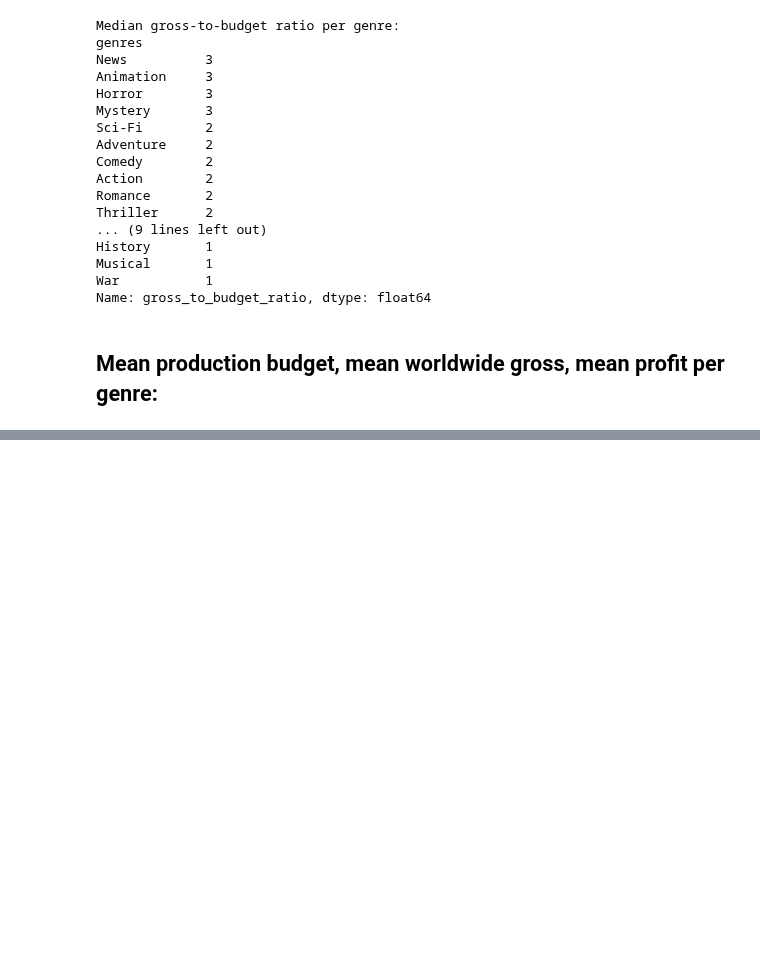
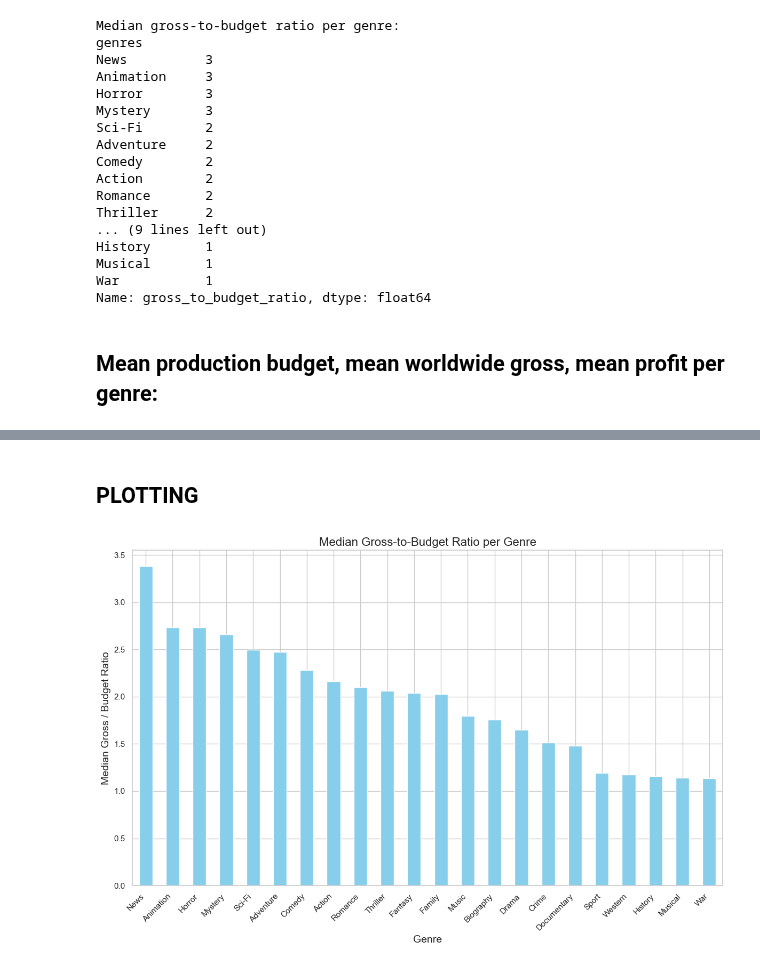
Before and after one commit to WamuyuGitz/movie-insights-project, a Jupyter notebook: leejay_data_analysis.ipynb, the cells around one changed output, grey strips where cells are left out. Saved outputs shown, nothing was run; the diff lists cells and outputs as text; code cells hidden in the pictures; blank space fills up the shorter version.

```diff
--- a/leejay_data_analysis.ipynb
+++ b/leejay_data_analysis.ipynb
@@ -357,3 +357,21 @@ News                     16,000,000            52,011,974            2   36,011,
 Documentary              20,347,700            54,194,048          183   33,846,347
 War                      24,557,895            57,099,183           38   32,541,288
 History                  26,697,222            56,558,554           72   29,861,332
+# %% [markdown]
+## PLOTTING
+# %%
+# Set plot style
+sns.set(style="whitegrid")
+plt.rcParams.update({'figure.figsize': (12, 8), 'axes.titlesize': 16, 'axes.labelsize': 14})
+
+# -------- PLOT 1: Median Gross-to-Budget Ratio --------
+plt.figure(figsize=(12, 8))
+df_profitability.plot(kind='bar', color='skyblue')
+plt.title('Median Gross-to-Budget Ratio per Genre')
+plt.ylabel('Median Gross / Budget Ratio')
+plt.xlabel('Genre')
+plt.xticks(rotation=45, ha='right')
+plt.tight_layout()
+plt.show()
+# %% [output]
+[figure, added]
```
Also changed, not shown: parts of 2 cells of this notebook.
